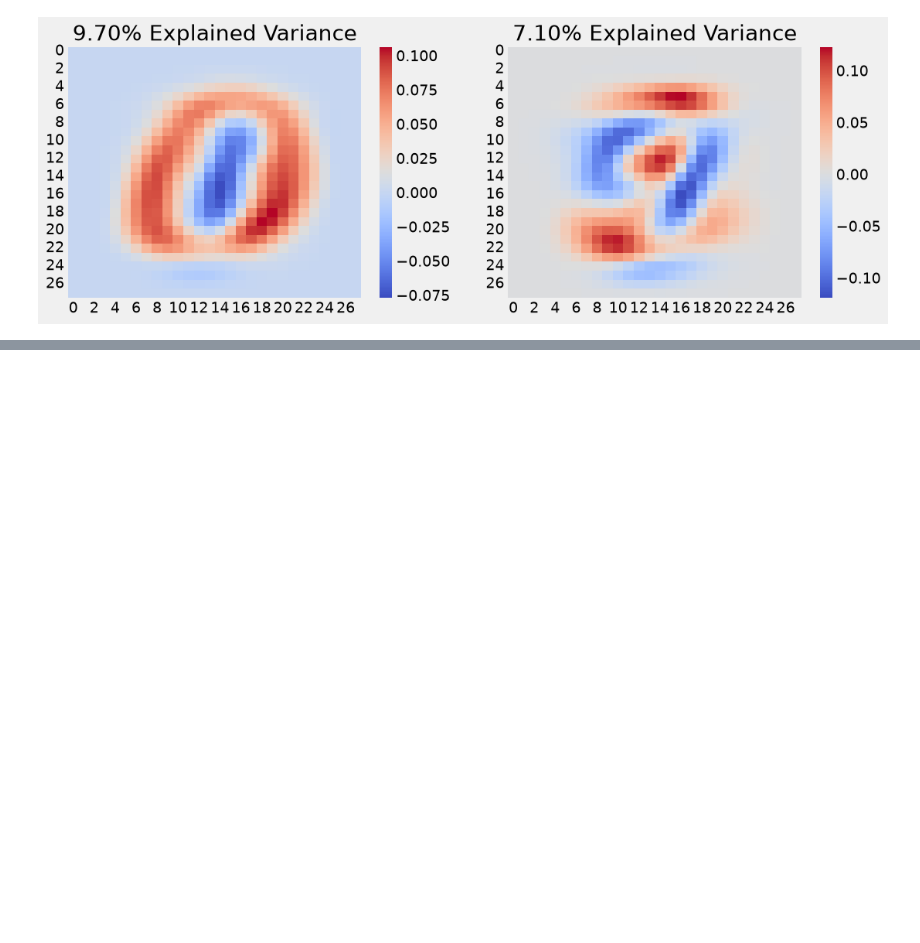
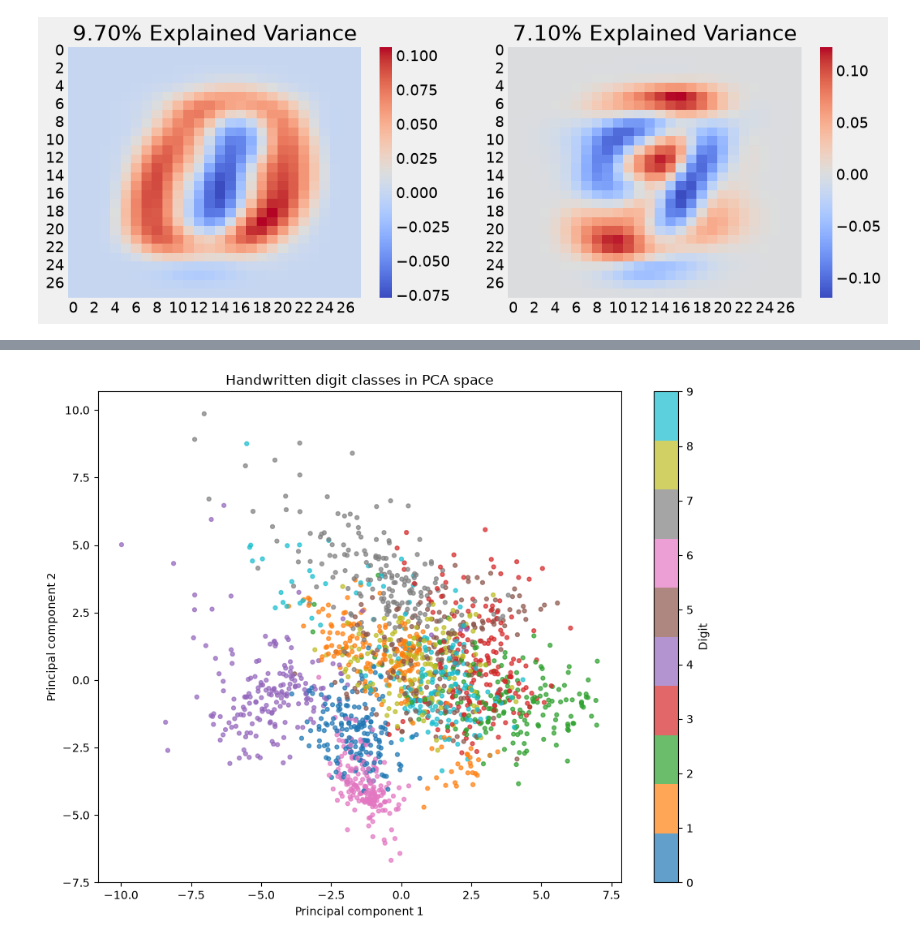
Before and after one commit to rtwhite1546/Fall-2026-Intro-to-Machine-Learning, a Jupyter notebook: Week-12-PCA/Week-12.ipynb, the cells around one changed output, grey strips where cells are left out. Cells and saved outputs as stored; diff of their text form; code cells hidden in the pictures; blank space fills up the shorter version.

```diff
--- a/Week-12-PCA/Week-12.ipynb
+++ b/Week-12-PCA/Week-12.ipynb
@@ -553,0 +632,18 @@ Text(0.5, 1.0, '7.10% Explained Variance')
+# %%
+digits = load_digits()
+X_digits = StandardScaler().fit_transform(digits.data)
+y_digits = digits.target
+
+pca_digits = PCA(n_components=2)
+Z_digits = pca_digits.fit_transform(X_digits)
+
+plt.figure(figsize=(9, 7))
+scatter = plt.scatter(Z_digits[:, 0], Z_digits[:, 1], c=y_digits, cmap='tab10', s=12, alpha=0.7)
+plt.xlabel('Principal component 1')
+plt.ylabel('Principal component 2')
+plt.title('Handwritten digit classes in PCA space')
+plt.colorbar(scatter, ticks=range(10), label='Digit')
+plt.tight_layout()
+plt.show()
+# %% [output]
+[figure, added]
```
Also changed, not shown: parts of 9 cells of this notebook, 4 other files.
